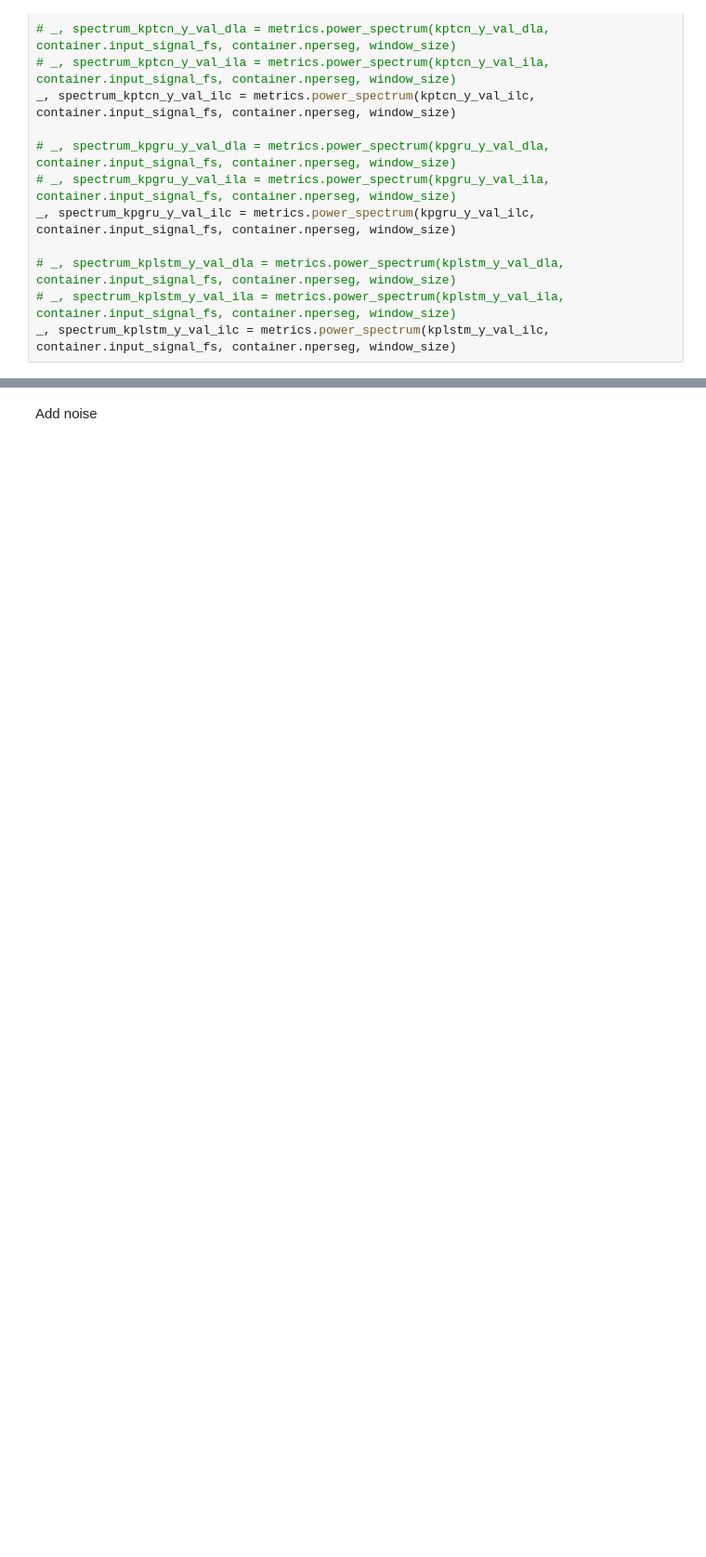
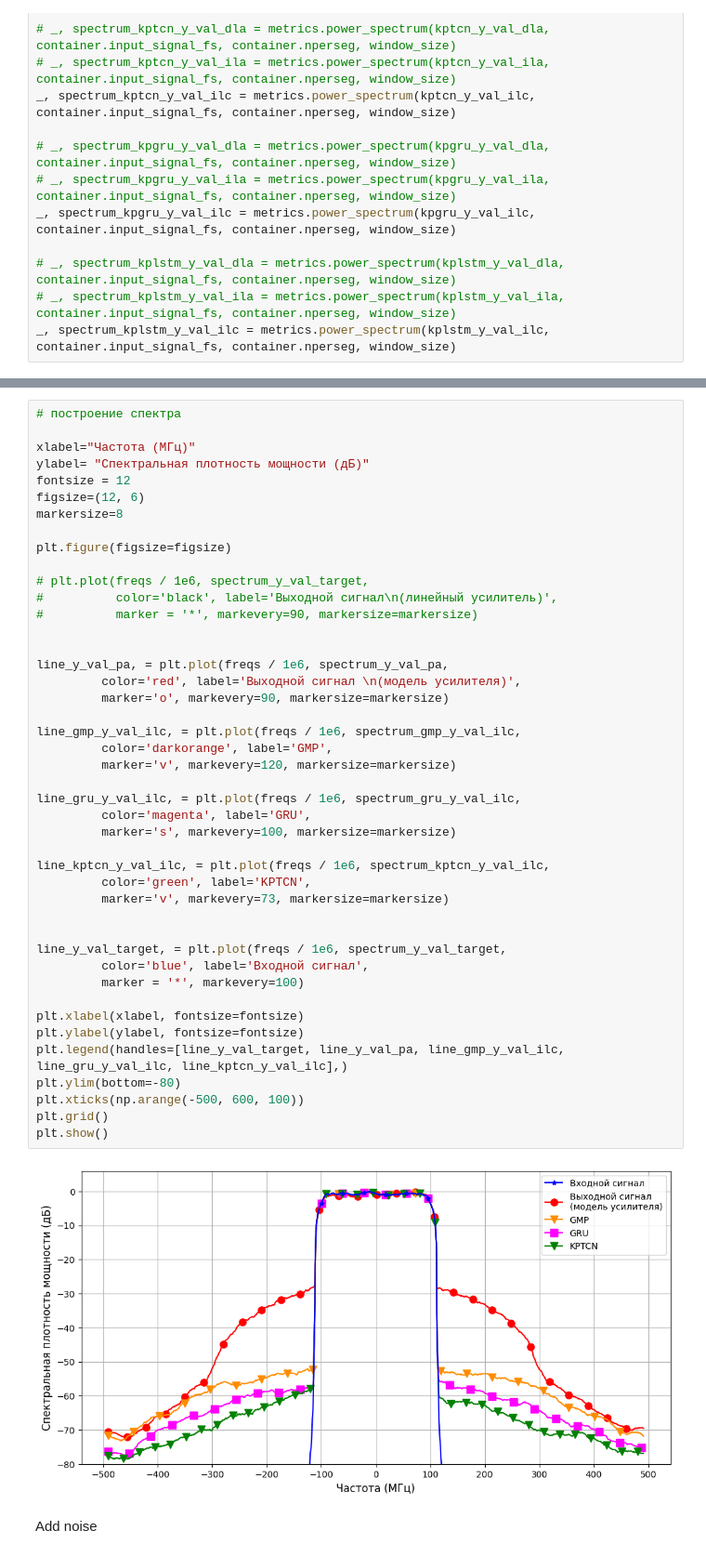
Before and after one commit to pasmornov-m/DPD_Research, a Jupyter notebook: main.ipynb, the cells around one changed output, grey strips where cells are left out. Shown at 93% size. Cells and saved outputs as stored; diff of their text form; blank space fills up the shorter version.

```diff
--- a/main.ipynb
+++ b/main.ipynb
@@ -1230,3 +1234,49 @@ plt.show()
+# %%
+# построение спектра
+
+xlabel="Частота (МГц)"
+ylabel= "Спектральная плотность мощности (дБ)"
+fontsize = 12
+figsize=(12, 6)
+markersize=8
+
+plt.figure(figsize=figsize)
+
+# plt.plot(freqs / 1e6, spectrum_y_val_target,
+#          color='black', label='Выходной сигнал\n(линейный усилитель)',
+#          marker = '*', markevery=90, markersize=markersize)
+
+
+line_y_val_pa, = plt.plot(freqs / 1e6, spectrum_y_val_pa,
+         color='red', label='Выходной сигнал \n(модель усилителя)',
+         marker='o', markevery=90, markersize=markersize)
+
+line_gmp_y_val_ilc, = plt.plot(freqs / 1e6, spectrum_gmp_y_val_ilc,
+         color='darkorange', label='GMP',
+         marker='v', markevery=120, markersize=markersize)
+
+line_gru_y_val_ilc, = plt.plot(freqs / 1e6, spectrum_gru_y_val_ilc,
+         color='magenta', label='GRU',
+         marker='s', markevery=100, markersize=markersize)
+
+line_kptcn_y_val_ilc, = plt.plot(freqs / 1e6, spectrum_kptcn_y_val_ilc,
+         color='green', label='KPTCN',
+         marker='v', markevery=73, markersize=markersize)
+
+
+line_y_val_target, = plt.plot(freqs / 1e6, spectrum_y_val_target,
+         color='blue', label='Входной сигнал',
+         marker = '*', markevery=100)
+
+plt.xlabel(xlabel, fontsize=fontsize)
+plt.ylabel(ylabel, fontsize=fontsize)
+plt.legend(handles=[line_y_val_target, line_y_val_pa, line_gmp_y_val_ilc, line_gru_y_val_ilc, line_kptcn_y_val_ilc],)
+plt.ylim(bottom=-80)
+plt.xticks(np.arange(-500, 600, 100))
+plt.grid()
+plt.show()
+# %% [output]
+[figure, added]
 # %% [markdown]
 Add noise
 # %%
```
Also changed, not shown: parts of 4 cells of this notebook, 2 other files.
